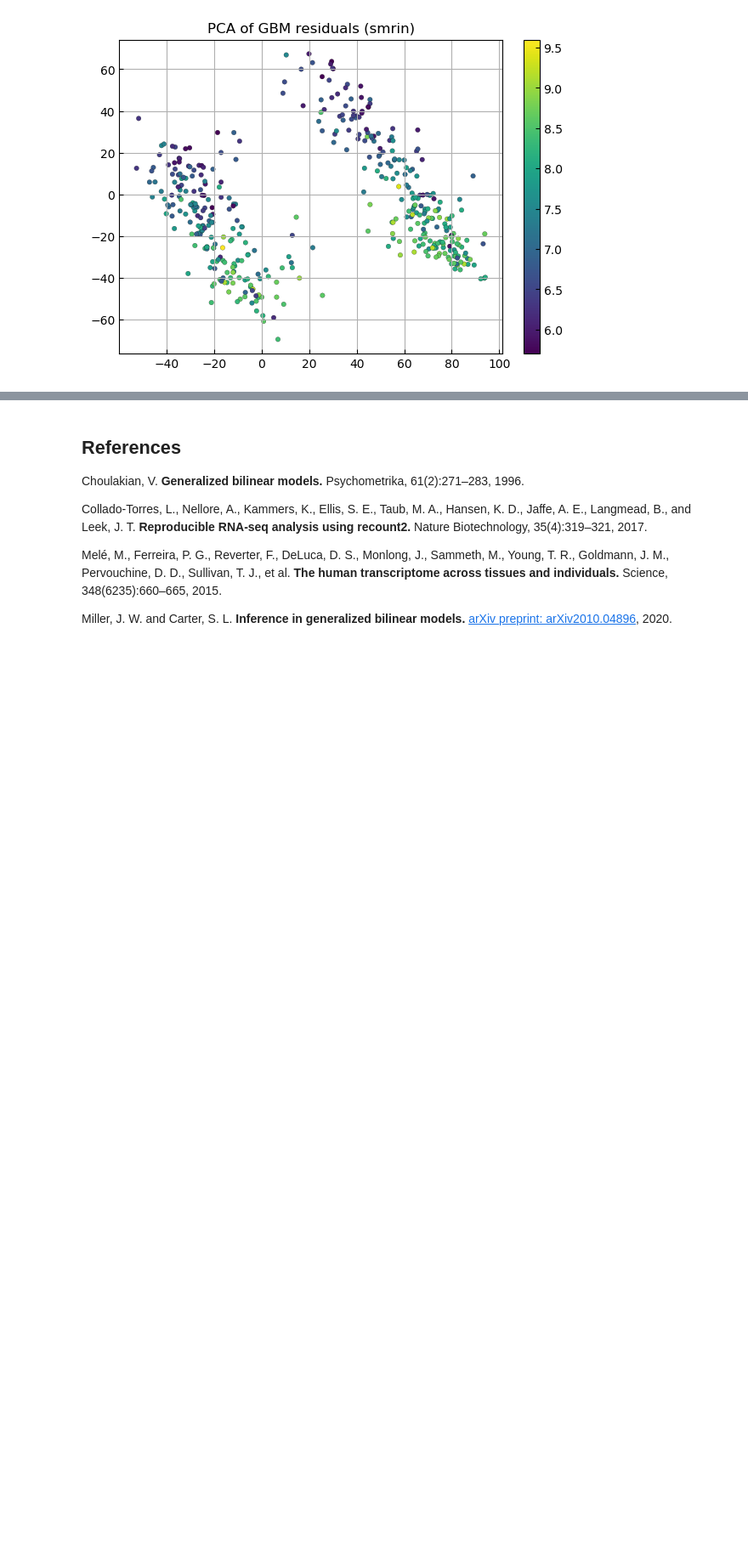
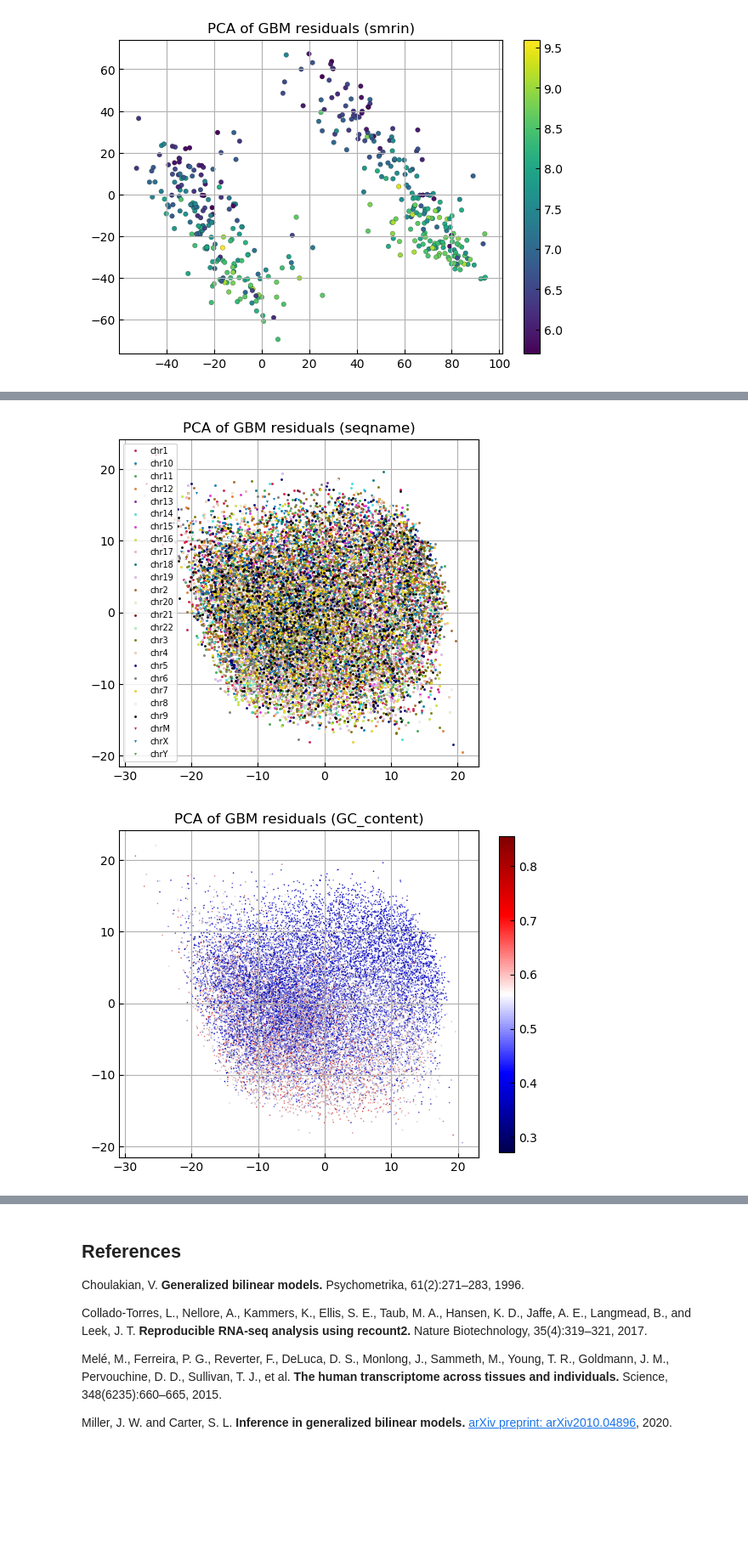
Before and after one commit to jwmi/BilinearModelsExamples, a Jupyter notebook: tutorial/Tutorial for BilinearModels package.ipynb, the cells around one changed output, grey strips where cells are left out. Shown at 85% size. Saved outputs shown, nothing was run; the diff lists cells and outputs as text; code cells hidden in the pictures; blank space fills up the shorter version.

```diff
--- a/tutorial/Tutorial for BilinearModels package.ipynb
+++ b/tutorial/Tutorial for BilinearModels package.ipynb
@@ -189,13 +253,13 @@ colorbynumeric = [:age_numeric,:smrin]
 fignum = 0
 for colorby in [colorbycategory; colorbynumeric]
     figure(fignum+=1); clf(); grid(true)
-    cvalue = sample_info[!,colorby]
+    colorvalue = sample_info[!,colorby]
     if colorby in colorbycategory
-        plotgroups(scores[:,1], scores[:,2], string.(cvalue); ms=4, mec="k", mew=0.3)
+        plotgroups(scores[:,1], scores[:,2], string.(colorvalue); ms=4, mec="k", mew=0.3)
         subplots_adjust(right=0.83)
         legend()
     else
-        scatter(scores[:,1], scores[:,2], 16, c=cvalue; edgecolor="k", linewidth=0.15)
+        scatter(scores[:,1], scores[:,2], 16, c=colorvalue; edgecolor="k", linewidth=0.15)
         subplots_adjust(right=0.9)
         colorbar(fraction=0.04)
     end
@@ -208,0 +339,27 @@ end
+# %%
+# Augment gene_info
+gene_info[!,:GC_content] = gene_info[!,:pct_gc]
+gene_info[!,:GC_squared] = moment2(gene_info[!,:GC_content]);  # square of GC content after centering
+gene_info[!,:log_length] = log.(gene_info[!,:seq_len])  # log of the sum of the exon lengths for each gene
+# %%
+# Visualize association with feature covariates
+colorbycategory = [:seqname]
+colorbynumeric = [:GC_content,:log_length]
+fignum = 0
+for colorby in [colorbycategory; colorbynumeric]
+    figure(fignum+=1,figsize=(6,5)); clf(); grid(true)
+    colorvalue = gene_info[!,colorby]
+    if colorby in colorbycategory
+        plotgroups(scores_gene[:,1], scores_gene[:,2], string.(colorvalue); ms=2, mec="k", mew=0.05)
+        subplots_adjust(right=0.83)
+        legend(fontsize=7)
+    else
+        scatter(scores_gene[:,1], scores_gene[:,2], 1, c=colorvalue; edgecolor="k", linewidth=0.05, cmap="seismic")
+        subplots_adjust(right=0.9)
+        colorbar(fraction=0.04)
+    end
+    title("PCA of GBM residuals ($(string(colorby)))")
+end
+# %% [output]
+[figure, added]
+[figure, added]
```
Also changed, not shown: parts of 32 cells of this notebook, 1 other file.
